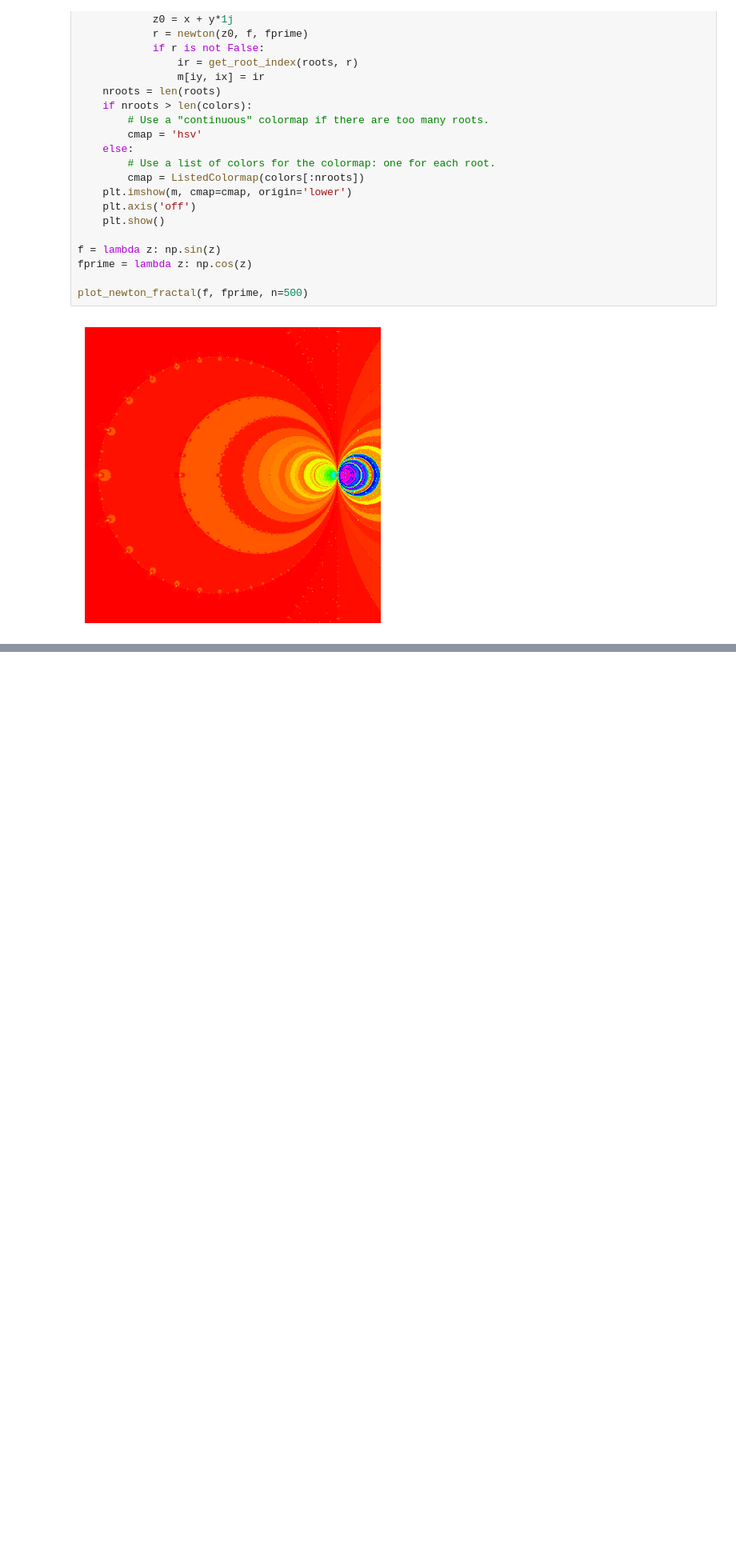
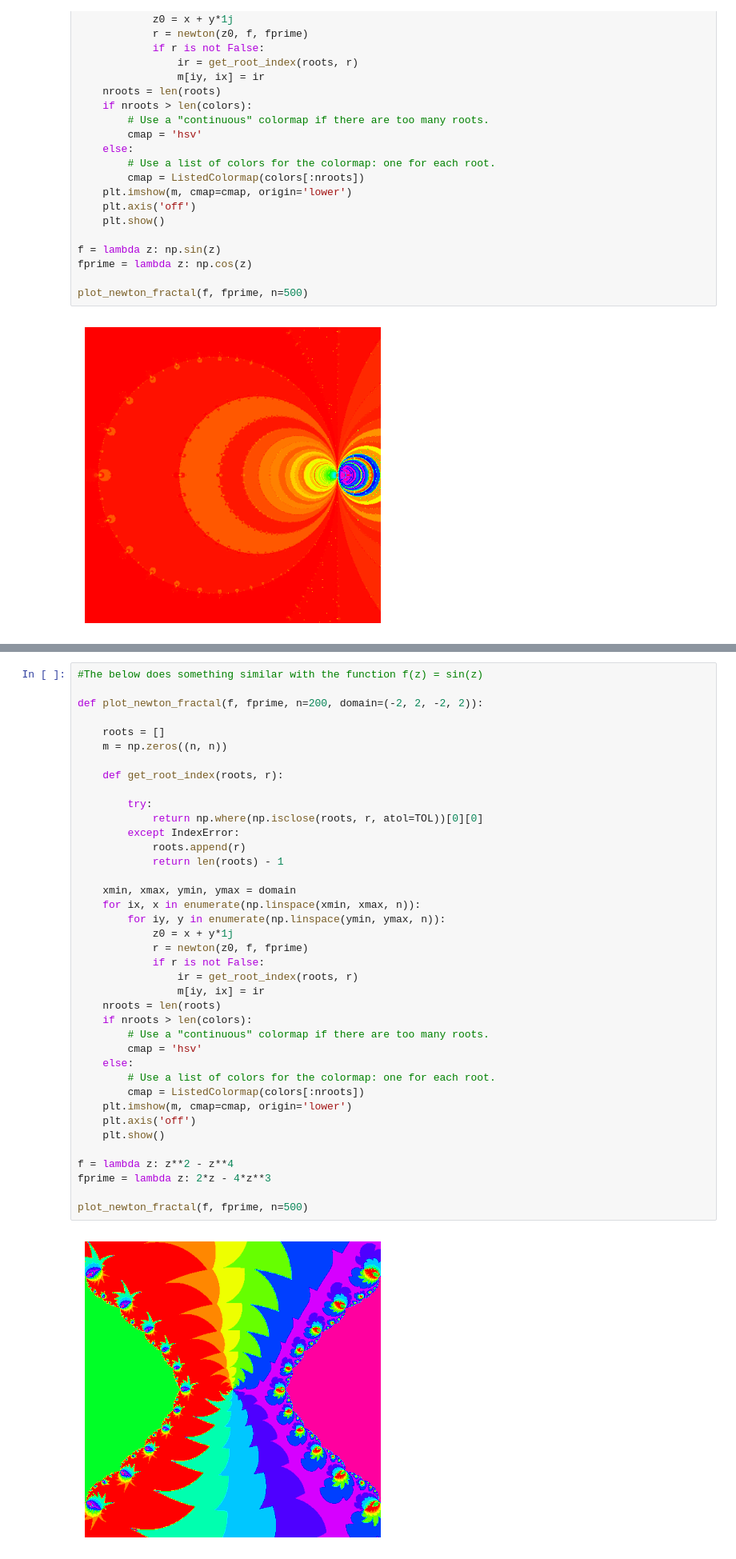
Before and after one commit to MathmoBen/Fractals, a Jupyter notebook: Newton Fractal.ipynb, the cells around one changed output, grey strips where cells are left out. Shown: that part at 80% size. Cells and saved outputs as stored; diff of their text form; blank space fills up the shorter version.

Commit message:
Polynomial with roots of different multiplicities

```diff
--- a/Newton Fractal.ipynb
+++ b/Newton Fractal.ipynb
@@ -299,0 +302,41 @@ plot_newton_fractal(f, fprime, n=500)
+# %%
+#The below does something similar with the function f(z) = sin(z)
+
+def plot_newton_fractal(f, fprime, n=200, domain=(-2, 2, -2, 2)):
+
+    roots = []
+    m = np.zeros((n, n))
+
+    def get_root_index(roots, r):
+
+        try:
+            return np.where(np.isclose(roots, r, atol=TOL))[0][0]
+        except IndexError:
+            roots.append(r)
+            return len(roots) - 1
+
+    xmin, xmax, ymin, ymax = domain
+    for ix, x in enumerate(np.linspace(xmin, xmax, n)):
+        for iy, y in enumerate(np.linspace(ymin, ymax, n)):
+            z0 = x + y*1j
+            r = newton(z0, f, fprime)
+            if r is not False:
+                ir = get_root_index(roots, r)
+                m[iy, ix] = ir
+    nroots = len(roots)
+    if nroots > len(colors):
+        # Use a "continuous" colormap if there are too many roots.
+        cmap = 'hsv'
+    else:
+        # Use a list of colors for the colormap: one for each root.
+        cmap = ListedColormap(colors[:nroots])
+    plt.imshow(m, cmap=cmap, origin='lower')
+    plt.axis('off')
+    plt.show()
+
+f = lambda z: z**2 - z**4
+fprime = lambda z: 2*z - 4*z**3
+
+plot_newton_fractal(f, fprime, n=500)
+# %% [output]
+[figure, added]
```
Also changed, not shown: parts of 1 cell of this notebook.
